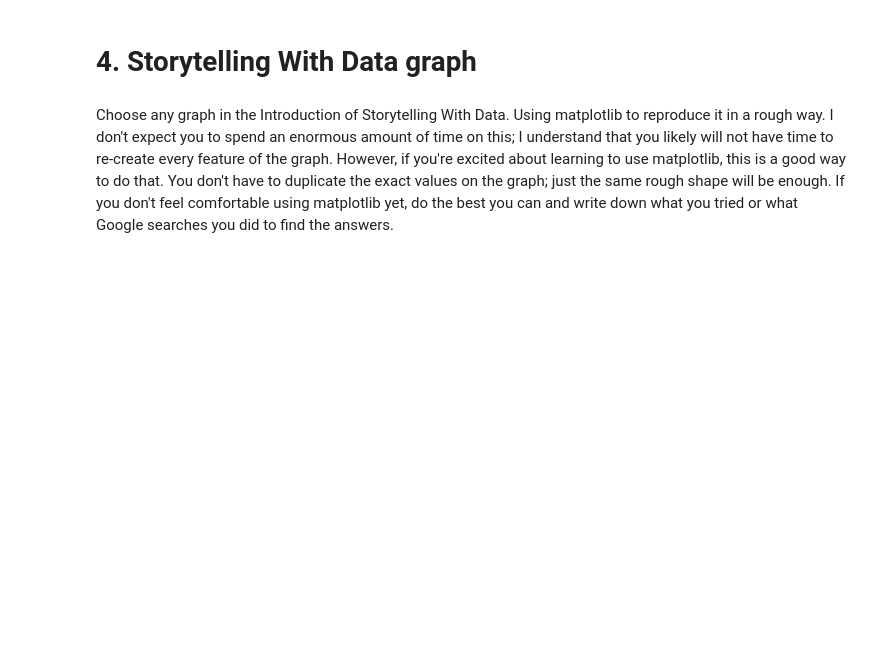
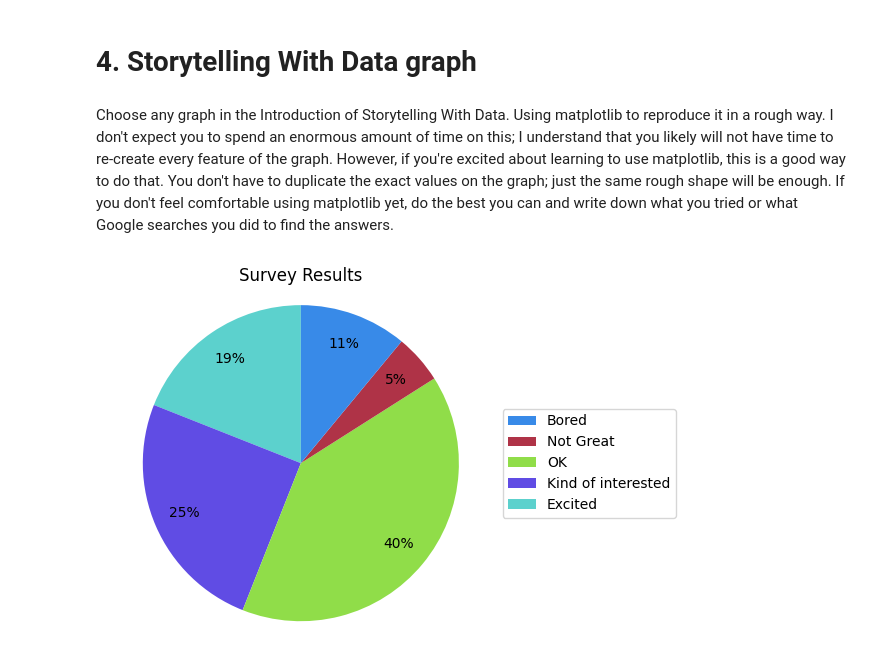
Before and after one commit to RevibeZ/DX699-Mod2-AI-for-Leaders, a Jupyter notebook: OMDS-ModB2-Week1-Pimentel-Erwin.ipynb, the cells around one changed output. Cells and saved outputs as stored; diff of their text form; code cells hidden in the pictures; blank space fills up the shorter version.

```diff
--- a/OMDS-ModB2-Week1-Pimentel-Erwin.ipynb
+++ b/OMDS-ModB2-Week1-Pimentel-Erwin.ipynb
@@ -691,3 +701,45 @@ Correlation(BirthYear, AgeAtOpenYears): 0.038
 # 4. Storytelling With Data graph
 # %% [markdown]
 Choose any graph in the Introduction of Storytelling With Data.  Using matplotlib to reproduce it in a rough way.  I don't expect you to spend an enormous amount of time on this; I understand that you likely will not have time to re-create every feature of the graph.  However, if you're excited about learning to use matplotlib, this is a good way to do that.  You don't have to duplicate the exact values on the graph; just the same rough shape will be enough.  If you don't feel comfortable using matplotlib yet, do the best you can and write down what you tried or what Google searches you did to find the answers.
+# %%
+# Data
+labels = ["Excited", "Kind of interested", "OK", "Not Great", "Bored"]
+sizes = [19, 25, 40, 5, 11]
+
+# Pick colors for each category
+color_by_label = {
+    "Bored": "#388ae8",
+    "Not Great": "#af3347",
+    "OK": "#90dd49",
+    "Kind of interested": "#604ce4",
+    "Excited": "#5cd1cd",
+}
+
+colors_pie = [color_by_label[label] for label in labels]
+
+# Draw Pie Chart
+fig, ax = plt.subplots(figsize=(6, 4))
+wedges_pie, texts, autotexts = ax.pie(
+    sizes,
+    colors=colors_pie,
+    startangle=90,
+    autopct="%1.0f%%",
+    pctdistance=0.8,
+ )
+
+# Titles
+ax.set_title("Survey Results")
+ax.axis("equal")
+
+# Legend corresponding to each category
+ax.legend(
+    wedges_pie[::-1],
+    labels[::-1],
+    loc="center left",
+    bbox_to_anchor=(1.0, 0.5),
+ )
+
+plt.tight_layout()
+plt.show()
+# %% [output]
+[figure, added]
```
Also changed, not shown: parts of 2 cells of this notebook.
